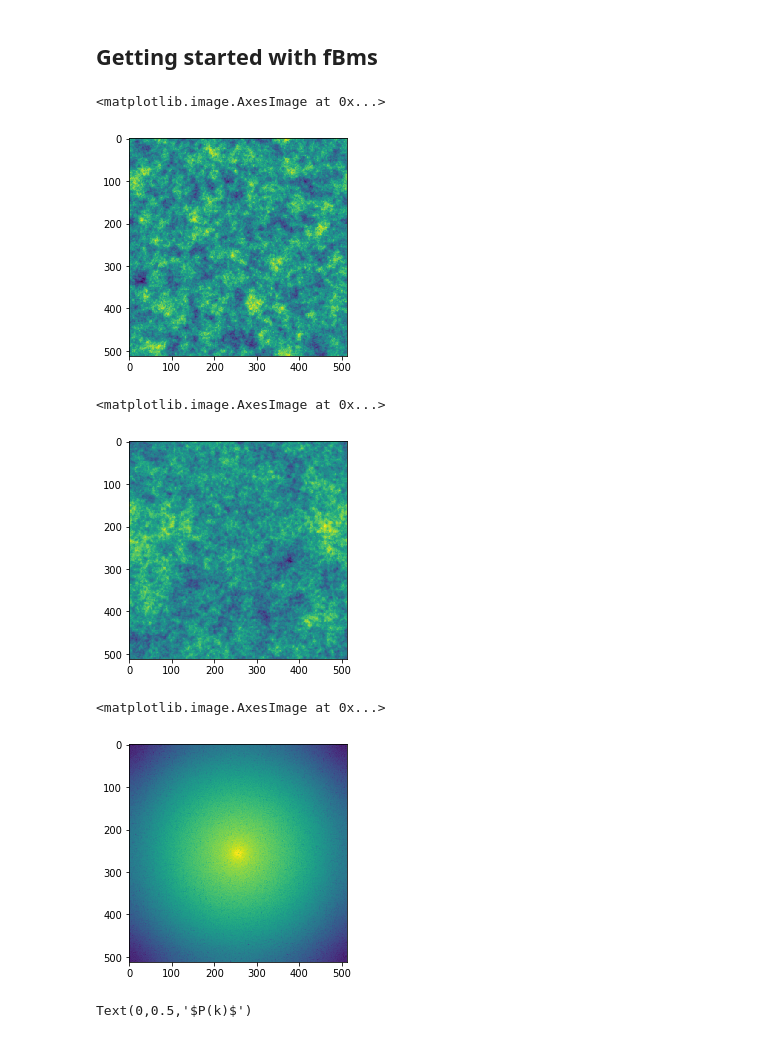
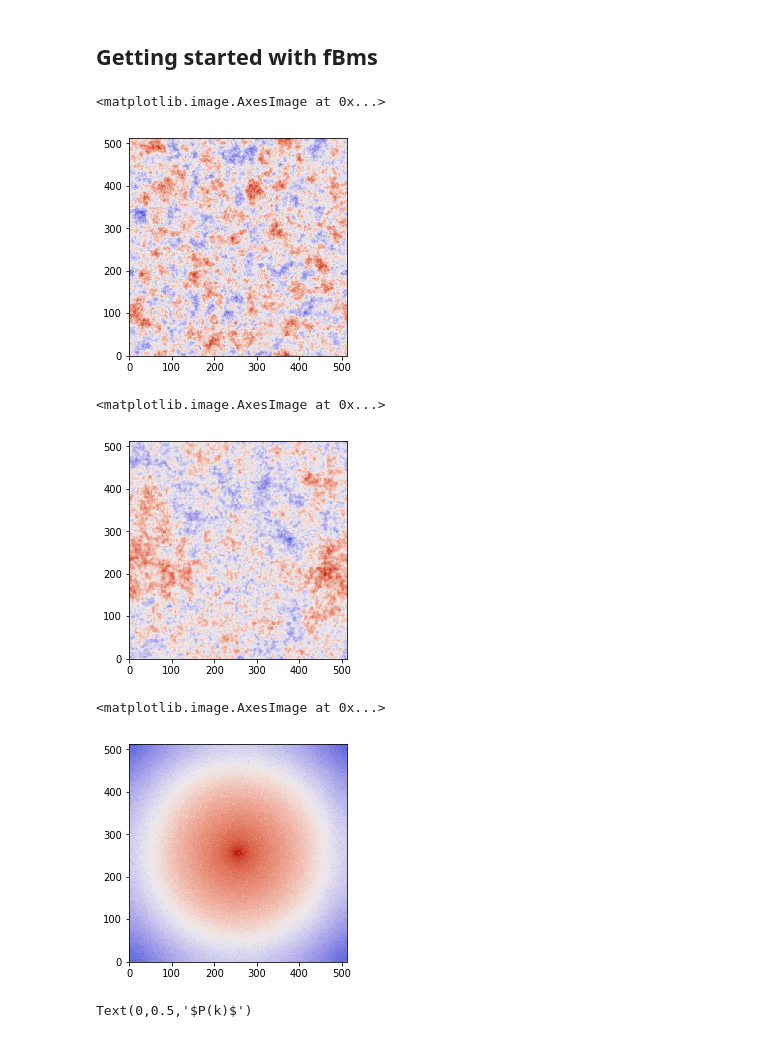
Before and after one commit to antoinemarchal/fBms, a Jupyter notebook: fBms.ipynb, the cells around one changed output. Cells and saved outputs as stored; diff of their text form; code cells hidden in the pictures.

```diff
--- a/fBms.ipynb
+++ b/fBms.ipynb
@@ -61,16 +61,16 @@ field_break = fBmnd(shape, Pkgen_break(n1, n2, kcrit, k2, k3), seed=32,
                     unit_length=1)
 # %%
 plt.figure()
-plt.imshow(field)
+plt.imshow(field, **ml.imkw_coolwarm)
 # %% [output]
 <matplotlib.image.AxesImage at 0x...>
-[figure, old version]
+[figure, new version]
 # %%
 plt.figure()
-plt.imshow(field_break)
+plt.imshow(field_break, **ml.imkw_coolwarm)
 # %% [output]
 <matplotlib.image.AxesImage at 0x...>
-[figure, old version]
+[figure, new version]
 # %%
 field_zm = field - np.mean(field)
 tapper = ml.edges.apodize(0.87, field_zm.shape)
@@ -92,10 +92,10 @@ shiftfftfield = np.fft.fftshift(fftfield)
 sps2d = np.power(np.abs(shiftfftfield),2)
 
 plt.figure()
-plt.imshow(np.log10(sps2d))
+plt.imshow(np.log10(sps2d), **ml.imkw_coolwarm)
 # %% [output]
 <matplotlib.image.AxesImage at 0x...>
-[figure, old version]
+[figure, new version]
 # %%
 plt.figure(figsize=(8,6))
 plt.plot(ks, sps1d_noconv, color='orange', label='Original no conv', marker=".")
```
